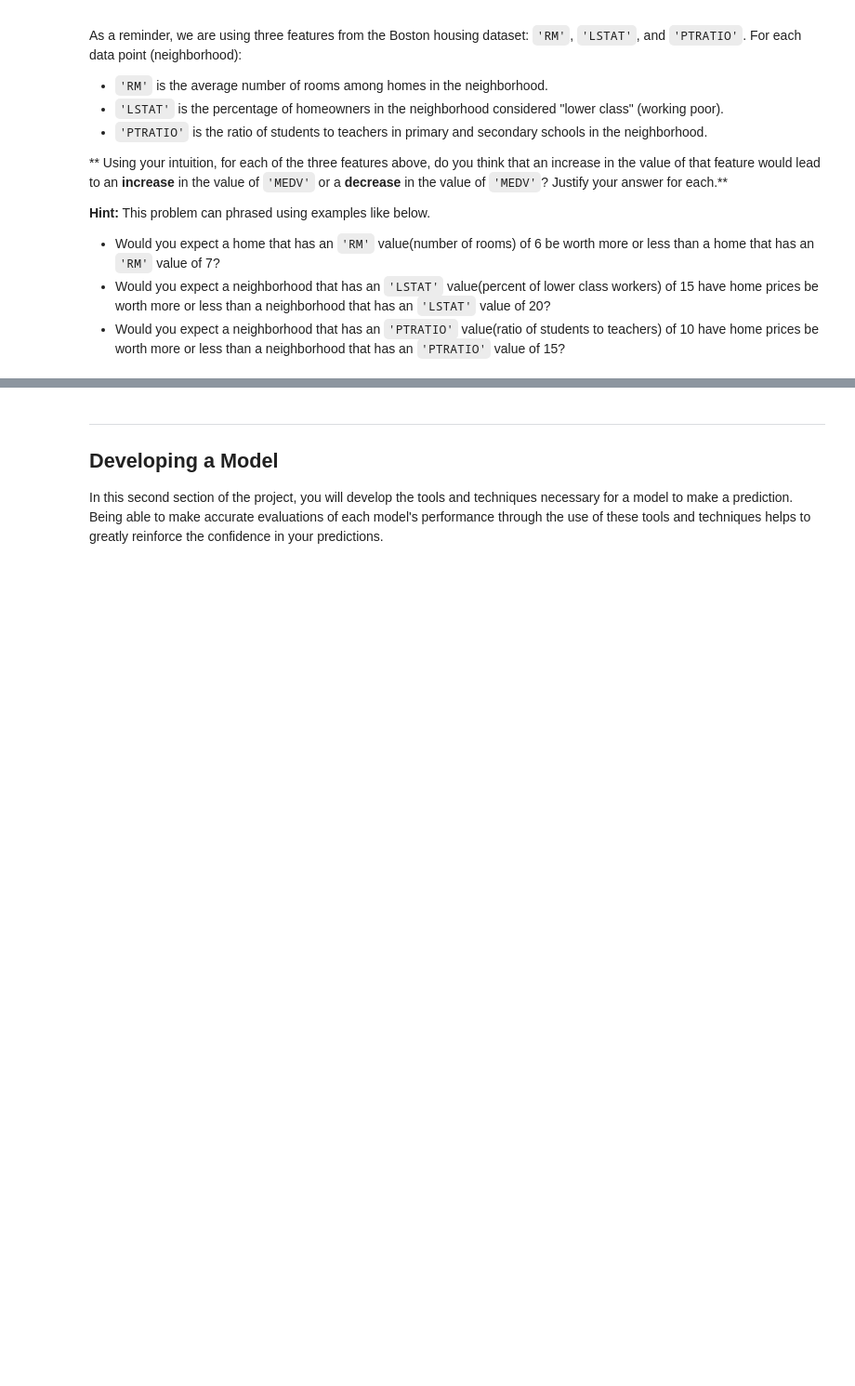
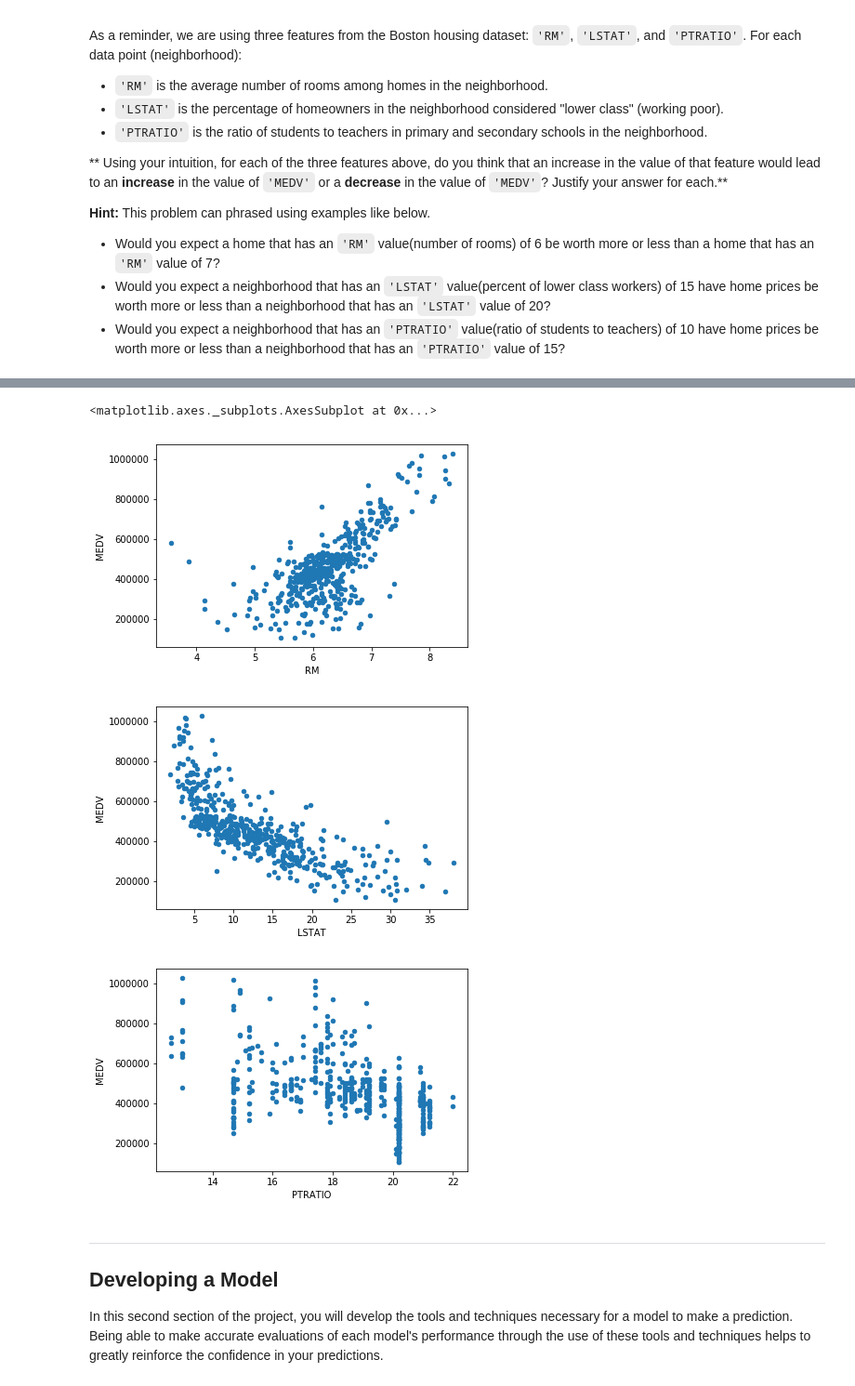
Before and after one commit to KnollFrank/MLND-Predicting-Boston-Housing-Prices, a Jupyter notebook: boston_housing.ipynb, the cells around one changed output, grey strips where cells are left out. Shown: that part at 93% size. Drawn from its saved outputs; the diff is of its cells as text; code cells hidden in the pictures; blank space fills up the shorter version.

```diff
--- a/boston_housing.ipynb
+++ b/boston_housing.ipynb
@@ -116,3 +118,12 @@ In summary:
+# %%
+data.plot.scatter(x='RM', y='MEDV')
+data.plot.scatter(x='LSTAT', y='MEDV')
+data.plot.scatter(x='PTRATIO', y='MEDV')
+# %% [output]
+<matplotlib.axes._subplots.AxesSubplot at 0x...>
+[figure, added]
+[figure, added]
+[figure, added]
 # %% [markdown]
 ----
 
```
Also changed, not shown: parts of 3 cells of this notebook.
